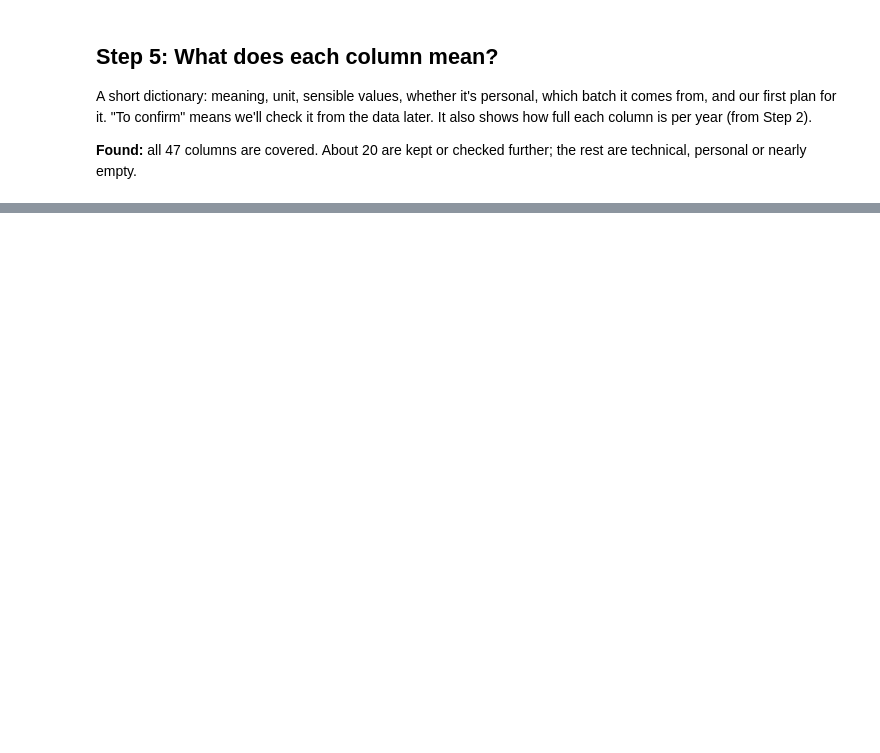
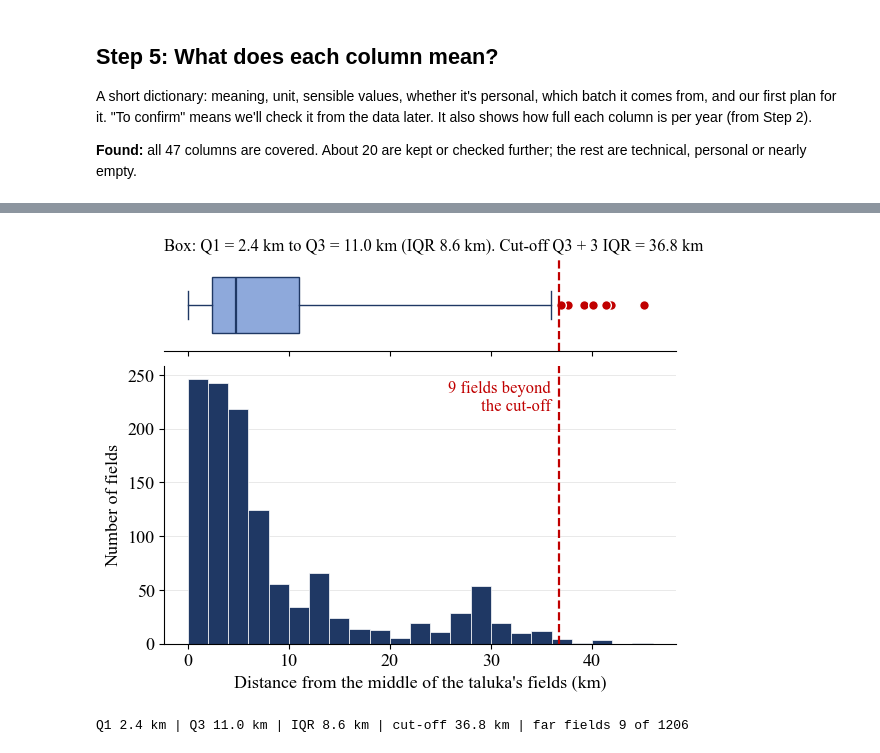
Before and after one commit to josaiahsyiem/mtech-thesis-crop-yield-estimation, a Jupyter notebook: notebooks/R1_raw_audit.ipynb, the cells around one changed output, grey strips where cells are left out. Drawn from its saved outputs; the diff is of its cells as text; code cells hidden in the pictures; blank space fills up the shorter version.

```diff
--- a/notebooks/R1_raw_audit.ipynb
+++ b/notebooks/R1_raw_audit.ipynb
@@ -502,3 +780,43 @@ print(f"\n    'Jalkot' fields sit at about {ll[j].x.median():.2f} E, {ll[j].y.me
+# %%
+import matplotlib.pyplot as plt
+
+FIG = ROOT / "reports" / "figures" / "phase1a"
+FIG.mkdir(parents=True, exist_ok=True)
+plt.rcParams.update({"font.family": "Times New Roman", "font.size": 13,
+                     "axes.spines.top": False, "axes.spines.right": False})
+
+d = loc["km_from_taluka_centre"]
+n_far = int((d > limit).sum())
+
+fig, (axb, axh) = plt.subplots(2, 1, figsize=(6.6, 5.0), sharex=True,
+                               gridspec_kw={"height_ratios": [1, 3], "hspace": 0.08})
+
+# box plot: box = Q1 to Q3, whiskers reach to 3 IQR, dots beyond = far fields
+axb.boxplot(d, vert=False, whis=3, widths=0.6, patch_artist=True,
+            boxprops=dict(facecolor="#8EA9DB", edgecolor="#1F3864"),
+            medianprops=dict(color="#1F3864", lw=1.6),
+            whiskerprops=dict(color="#1F3864"), capprops=dict(color="#1F3864"),
+            flierprops=dict(marker="o", markerfacecolor="#C00000", markeredgecolor="white", markersize=7))
+axb.axvline(limit, color="#C00000", lw=1.6, ls="--")
+axb.set_yticks([]); axb.spines["left"].set_visible(False)
+axb.set_title(f"Box: Q1 = {q1:.1f} km to Q3 = {q3:.1f} km (IQR {q3 - q1:.1f} km). "
+              f"Cut-off Q3 + 3 IQR = {limit:.1f} km", fontsize=12, loc="left")
+
+# histogram: the full shape of the distances
+axh.hist(d, bins=range(0, int(d.max()) + 3, 2), color="#1F3864", edgecolor="white", lw=0.5)
+axh.axvline(limit, color="#C00000", lw=1.6, ls="--")
+axh.text(limit - 0.8, axh.get_ylim()[1] * 0.95, f"{n_far} fields beyond\nthe cut-off",
+         color="#C00000", fontsize=12, ha="right", va="top")
+axh.set_xlabel("Distance from the middle of the taluka's fields (km)")
+axh.set_ylabel("Number of fields")
+axh.grid(axis="y", color="#E5E5E5", lw=0.6); axh.set_axisbelow(True)
+
+fig.savefig(FIG / "R1_taluka_distance.png", dpi=300, facecolor="white", bbox_inches="tight")
+plt.show()
+print(f"Q1 {q1:.1f} km | Q3 {q3:.1f} km | IQR {q3 - q1:.1f} km | cut-off {limit:.1f} km | far fields {n_far} of {len(d)}")
+# %% [output]
+[figure, added]
+Q1 2.4 km | Q3 11.0 km | IQR 8.6 km | cut-off 36.8 km | far fields 9 of 1206
 # %% [markdown]
 ## Summary of R1
 
```
Also changed, not shown: parts of 22 cells of this notebook, 9 other files.
